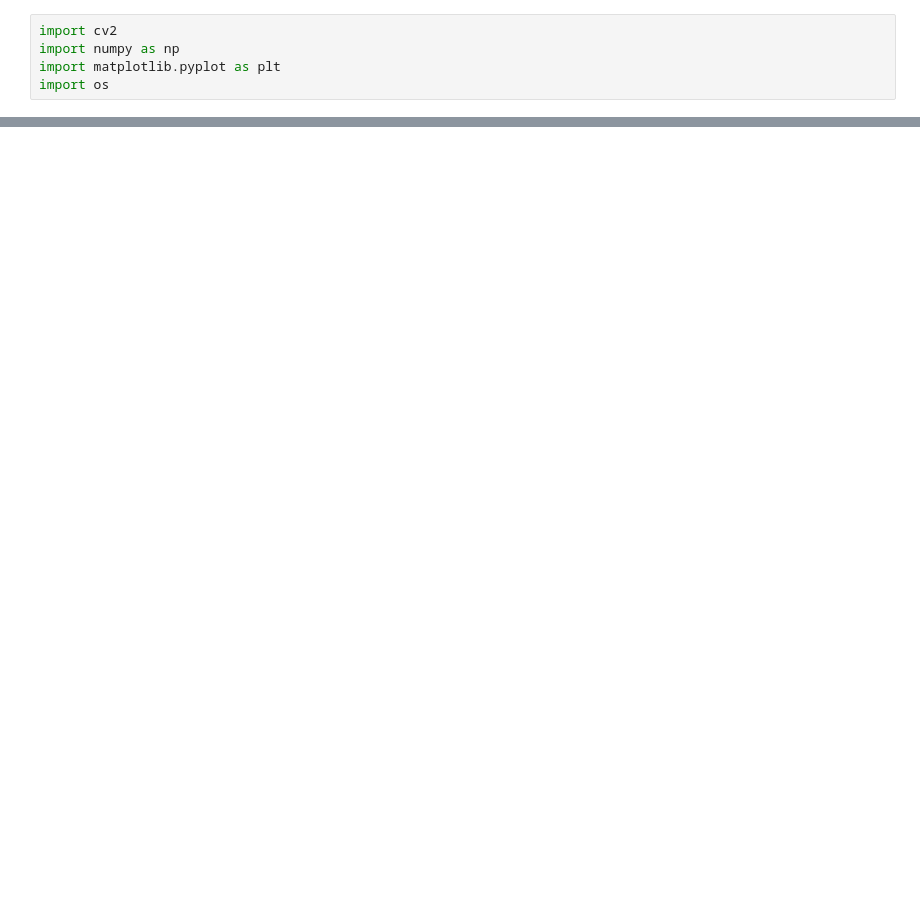
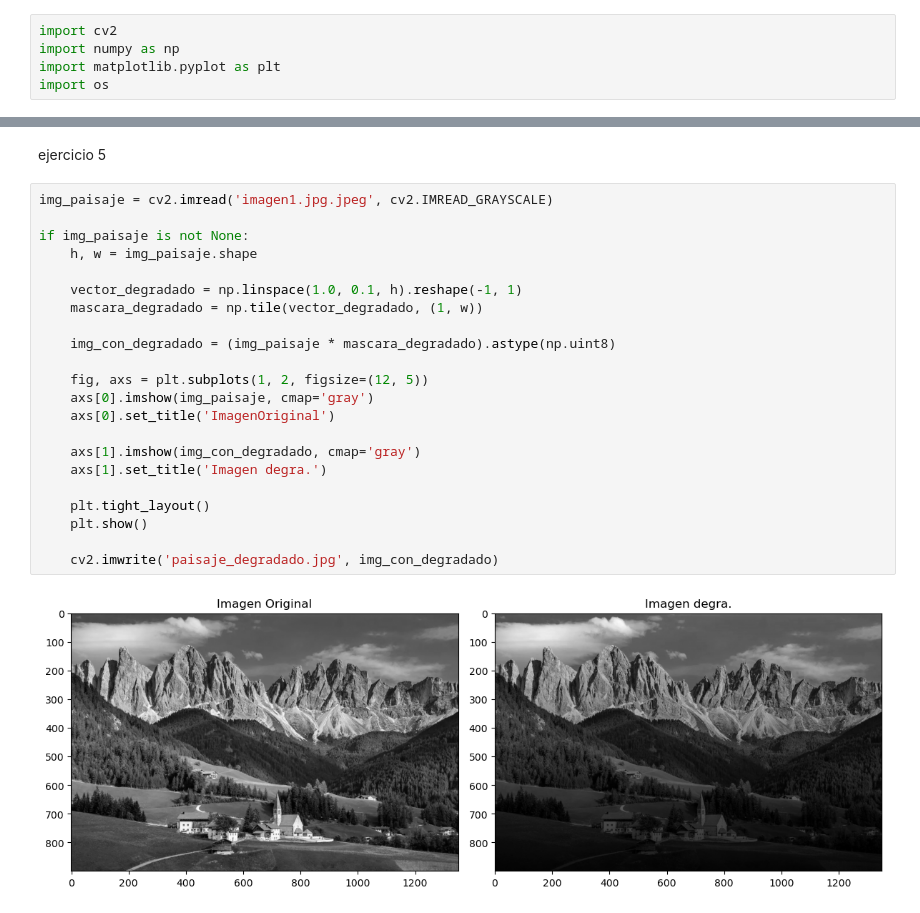
Before and after one commit to Gaforsix777/Procesamientodeimagenes, a Jupyter notebook: Unidad1/ActividadEvaluativa/evaluativopru.ipynb, the cells around one changed output, grey strips where cells are left out. Saved outputs shown, nothing was run; the diff lists cells and outputs as text; blank space fills up the shorter version.

```diff
--- a/Unidad1/ActividadEvaluativa/evaluativopru.ipynb
+++ b/Unidad1/ActividadEvaluativa/evaluativopru.ipynb
@@ -29,0 +118,26 @@ plt.show()
+# %% [markdown]
+ejercicio 5
+# %%
+img_paisaje = cv2.imread('imagen1.jpg.jpeg', cv2.IMREAD_GRAYSCALE)
+
+if img_paisaje is not None:
+    h, w = img_paisaje.shape
+
+    vector_degradado = np.linspace(1.0, 0.1, h).reshape(-1, 1)
+    mascara_degradado = np.tile(vector_degradado, (1, w))
+
+    img_con_degradado = (img_paisaje * mascara_degradado).astype(np.uint8)
+
+    fig, axs = plt.subplots(1, 2, figsize=(12, 5))
+    axs[0].imshow(img_paisaje, cmap='gray')
+    axs[0].set_title('ImagenOriginal')
+
+    axs[1].imshow(img_con_degradado, cmap='gray')
+    axs[1].set_title('Imagen degra.')
+
+    plt.tight_layout()
+    plt.show()
+
+    cv2.imwrite('paisaje_degradado.jpg', img_con_degradado)
+# %% [output]
+[figure, added]
```
Also changed, not shown: parts of 12 cells of this notebook.
